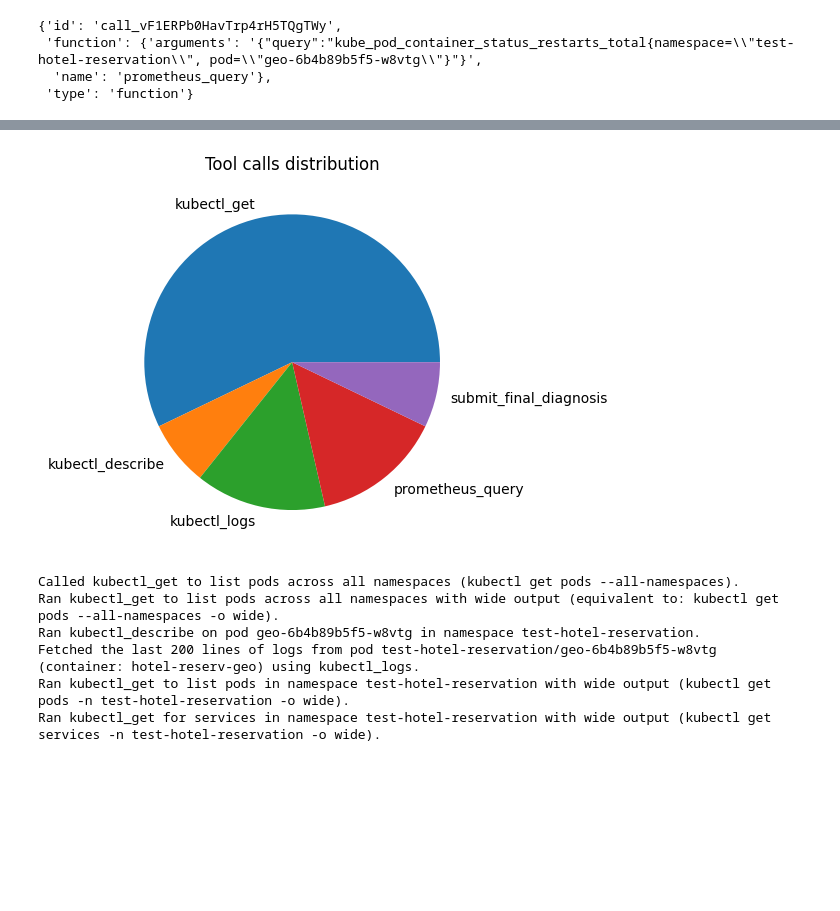
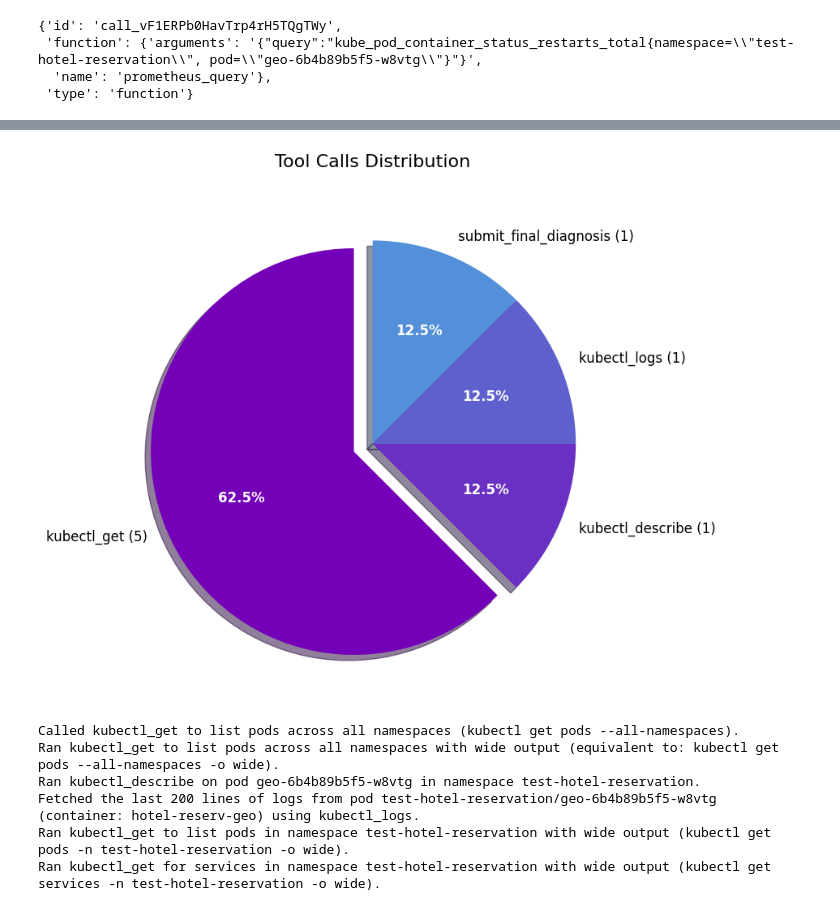
Before and after one commit to martinimarcello00/SRE-agent, a Jupyter notebook: SRE-ReAct-agent-mitigation-plan.ipynb, the cells around one changed output, grey strips where cells are left out. Saved outputs shown, nothing was run; the diff lists cells and outputs as text; code cells hidden in the pictures; blank space fills up the shorter version.

```diff
--- a/SRE-ReAct-agent-mitigation-plan.ipynb
+++ b/SRE-ReAct-agent-mitigation-plan.ipynb
@@ -764,10 +756,39 @@ tool_calls
  'submit_final_diagnosis': 1}
 # %%
-plt.pie(list(tool_calls.values()), labels=list(tool_calls.keys()))
-plt.title('Tool calls distribution')
+import matplotlib.pyplot as plt
+
+# Create a better color palette with purple shades
+colors = ['#7400B8', '#6930C3', '#5E60CE', '#5390D9', '#4EA8DE', '#48BFE3'][:len(tool_calls)]
+# Create labels with tool name and count
+labels = [f"{tool} ({count})" for tool, count in tool_calls.items()]
+
+# Create an explode effect for the largest value
+values = list(tool_calls.values())
+explode = [0.1 if v == max(values) else 0 for v in values]
+
+# Create the pie chart with improvements
+fig, ax = plt.subplots(figsize=(10, 7))
+wedges, texts, autotexts = ax.pie(
+    values,
+    explode=explode,
+    labels=labels,
+    colors=colors,
+    autopct='%1.1f%%',
+    shadow=True,
+    startangle=90,
+    textprops={'fontsize': 12}
+)
+
+# Make the percentage text more visible
+for autotext in autotexts:
+    autotext.set_color('white')
+    autotext.set_fontweight('bold')
+
+plt.title('Tool Calls Distribution', fontsize=16, pad=20)
+plt.tight_layout()
 plt.show()
 # %% [output]
-[figure, old version]
+[figure, new version]
 # %%
 for step in structured_result["prev_steps"]:
     print(step)
```
Also changed, not shown: parts of 7 cells of this notebook, 1 other file.
